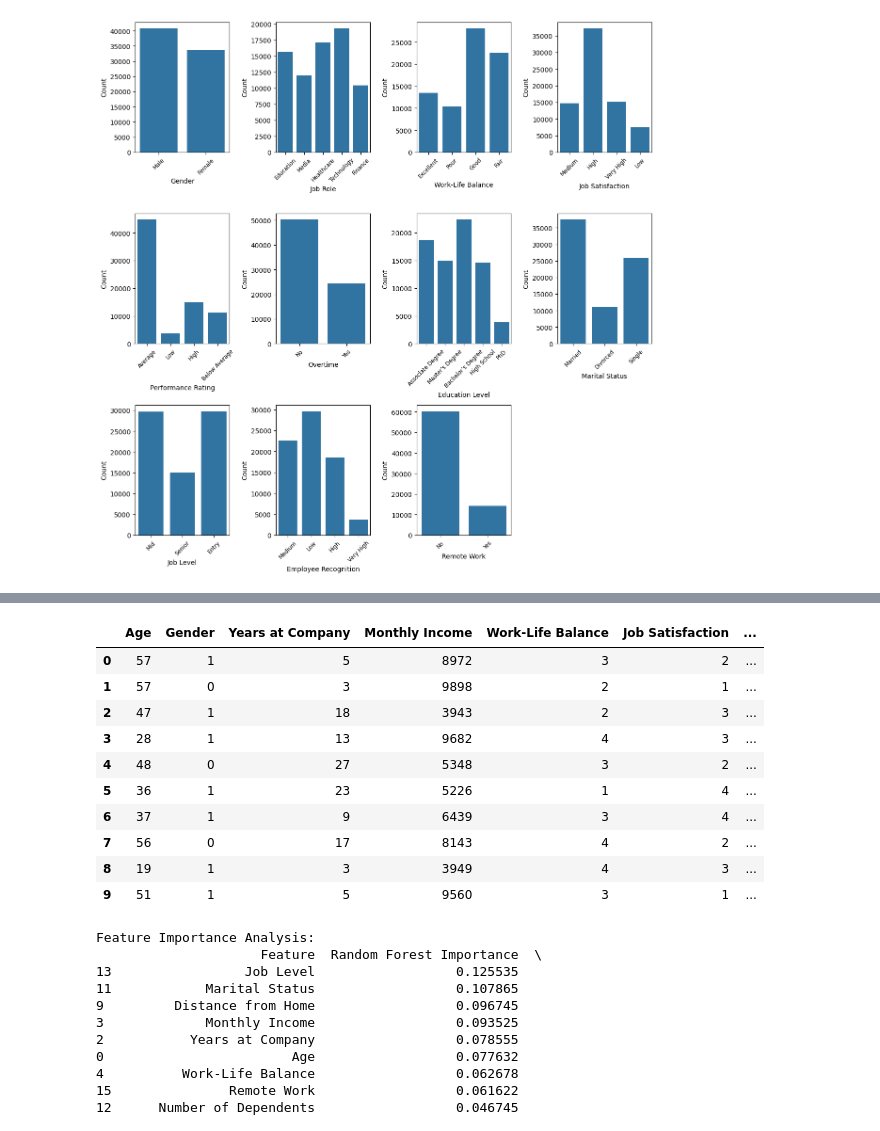
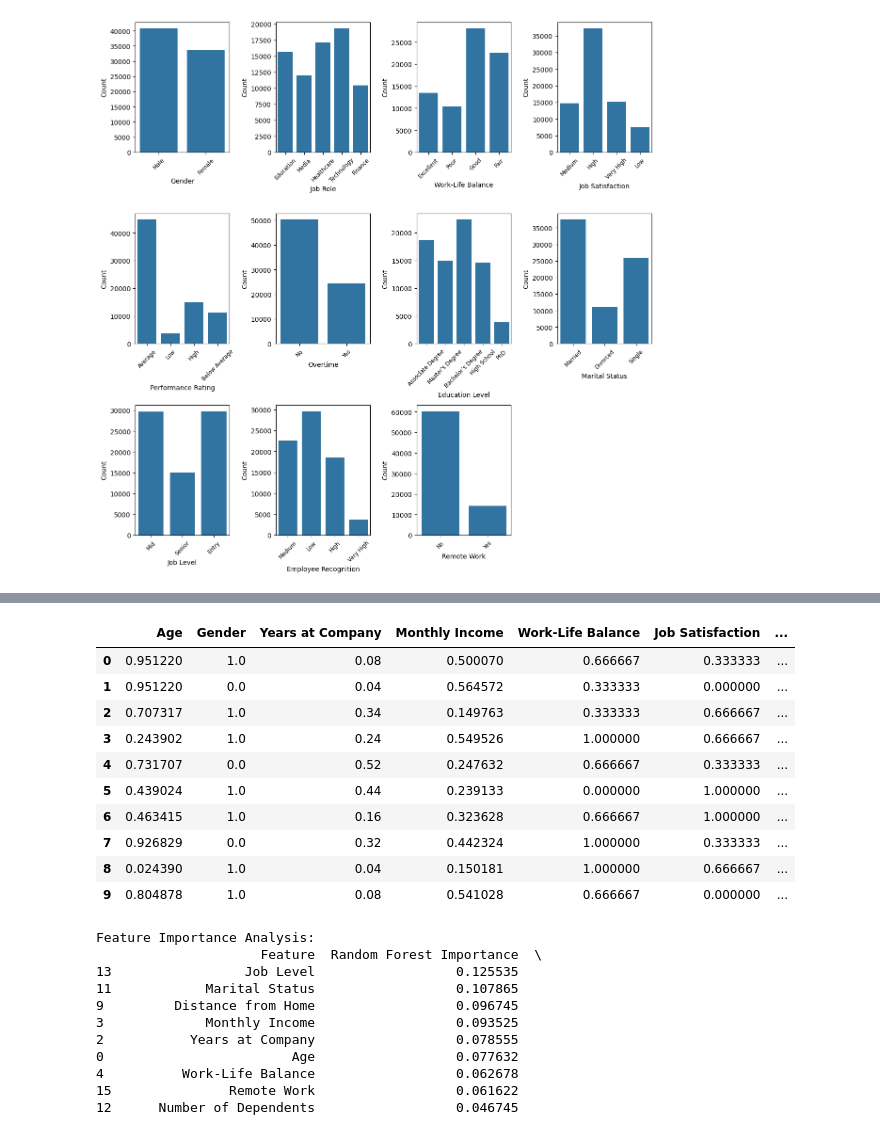
Before and after one commit to hansi-2000/HR-Project_ML, a Jupyter notebook: EMP_Attrition_rate.ipynb, the cells around one changed output, grey strips where cells are left out. Drawn from its saved outputs; the diff is of its cells as text; code cells hidden in the pictures.

```diff
--- a/EMP_Attrition_rate.ipynb
+++ b/EMP_Attrition_rate.ipynb
@@ -170,3 +156,0 @@ binary_cols = [col for col in df.columns if df[col].dtype not in [int, float]
-# %%
-for col in binary_cols:
-    df = label_encoder(df, col)
@@ -214,49 +174,52 @@ df.head()
 # %%
 # # print("Unique values in Gender column:", emp_data['Gender'].unique())
 # binary_columns = ['Innovation Opportunities', 'Overtime', 'Attrition', 'Remote Work', 'Leadership Opportunities', 'Gender', 'Job Role', 'Marital Status']
 
-# binary_mapping = {'No': 0, 'Yes': 1, 'Stayed':1, 'Left':0, 'Male':0, 'Female':1, 'Single':0, 'Married':1, 'Divorced':2, }
+binary_mapping = {'No': 0, 'Yes': 1, 'Stayed':1, 'Left':0, 'Male':0, 'Female':1, 'Single':0, 'Married':1, 'Divorced':2, }
 
-# for col in binary_columns:
-#     train[col] = train[col].map(binary_mapping)
-#     test[col] = test[col].map(binary_mapping)
+for col in binary_columns:
+    train[col] = train[col].map(binary_mapping)
+    test[col] = test[col].map(binary_mapping)
 
-# df = pd.concat([train, test])
+df = pd.concat([train, test])
 
-# df = df.drop("Employee ID", axis=1)
-# # df = df.drop("Gender", axis=1)
-# df = df.drop("Job Role", axis=1)
-# df = df.drop("Company Tenure", axis=1)
-# # df = df.drop("Marital Status", axis=1)
-# # df = df.drop("Leadership Opportunities", axis=1)
+df = df.drop("Employee ID", axis=1)
+# df = df.drop("Gender", axis=1)
+df = df.drop("Job Role", axis=1)
+df = df.drop("Company Tenure", axis=1)
+# df = df.drop("Marital Status", axis=1)
+df = df.drop("Leadership Opportunities", axis=1)
 
-# train = train.drop("Employee ID", axis=1)
-# # train = train.drop("Gender", axis=1)
-# train = train.drop("Job Role", axis=1)
-# train = train.drop("Company Tenure", axis=1)
-# # train = train.drop("Marital Status", axis=1)
-# # train = train.drop("Leadership Opportunities", axis=1)
+train = train.drop("Employee ID", axis=1)
+# train = train.drop("Gender", axis=1)
+train = train.drop("Job Role", axis=1)
+train = train.drop("Company Tenure", axis=1)
+# train = train.drop("Marital Status", axis=1)
+# train = train.drop("Leadership Opportunities", axis=1)
 
-# test = test.drop("Employee ID", axis=1)
-# # test = test.drop("Gender", axis=1)
-# test = test.drop("Job Role", axis=1)
-# test = test.drop("Company Tenure", axis=1)
-# # test = test.drop("Marital Status", axis=1)
-# # test = test.drop("Leadership Opportunities", axis=1)
+test = test.drop("Employee ID", axis=1)
+# test = test.drop("Gender", axis=1)
+test = test.drop("Job Role", axis=1)
+test = test.drop("Company Tenure", axis=1)
+# test = test.drop("Marital Status", axis=1)
+# test = test.drop("Leadership Opportunities", axis=1)
 
-# df.head(10)
+mms = MinMaxScaler()
+df = pd.DataFrame(mms.fit_transform(df), columns=df.columns)
+
+df.head(10)
 # %% [output]
 |  | Age | Gender | Years at Company | Monthly Income | Work-Life Balance | Job Satisfaction | ... |
-| 0 | 57 | 1 | 5 | 8972 | 3 | 2 | ... |
-| 1 | 57 | 0 | 3 | 9898 | 2 | 1 | ... |
-| 2 | 47 | 1 | 18 | 3943 | 2 | 3 | ... |
-| 3 | 28 | 1 | 13 | 9682 | 4 | 3 | ... |
-| 4 | 48 | 0 | 27 | 5348 | 3 | 2 | ... |
-| 5 | 36 | 1 | 23 | 5226 | 1 | 4 | ... |
-| 6 | 37 | 1 | 9 | 6439 | 3 | 4 | ... |
-| 7 | 56 | 0 | 17 | 8143 | 4 | 2 | ... |
-| 8 | 19 | 1 | 3 | 3949 | 4 | 3 | ... |
-| 9 | 51 | 1 | 5 | 9560 | 3 | 1 | ... |
+| 0 | 0.951220 | 1.0 | 0.08 | 0.500070 | 0.666667 | 0.333333 | ... |
+| 1 | 0.951220 | 0.0 | 0.04 | 0.564572 | 0.333333 | 0.000000 | ... |
+| 2 | 0.707317 | 1.0 | 0.34 | 0.149763 | 0.333333 | 0.666667 | ... |
+| 3 | 0.243902 | 1.0 | 0.24 | 0.549526 | 1.000000 | 0.666667 | ... |
+| 4 | 0.731707 | 0.0 | 0.52 | 0.247632 | 0.666667 | 0.333333 | ... |
+| 5 | 0.439024 | 1.0 | 0.44 | 0.239133 | 0.000000 | 1.000000 | ... |
+| 6 | 0.463415 | 1.0 | 0.16 | 0.323628 | 0.666667 | 1.000000 | ... |
+| 7 | 0.926829 | 0.0 | 0.32 | 0.442324 | 1.000000 | 0.333333 | ... |
+| 8 | 0.024390 | 1.0 | 0.04 | 0.150181 | 1.000000 | 0.666667 | ... |
+| 9 | 0.804878 | 1.0 | 0.08 | 0.541028 | 0.666667 | 0.000000 | ... |
 # %%
 from sklearn.ensemble import RandomForestClassifier
 from sklearn.inspection import permutation_importance
```
Also changed, not shown: parts of 12 cells of this notebook.
